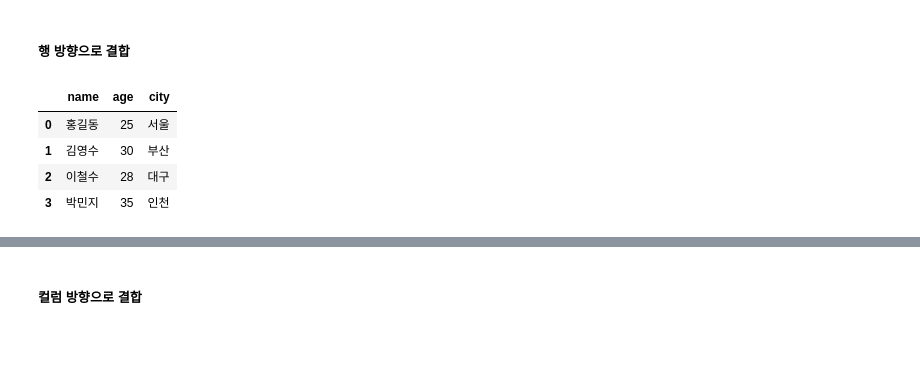
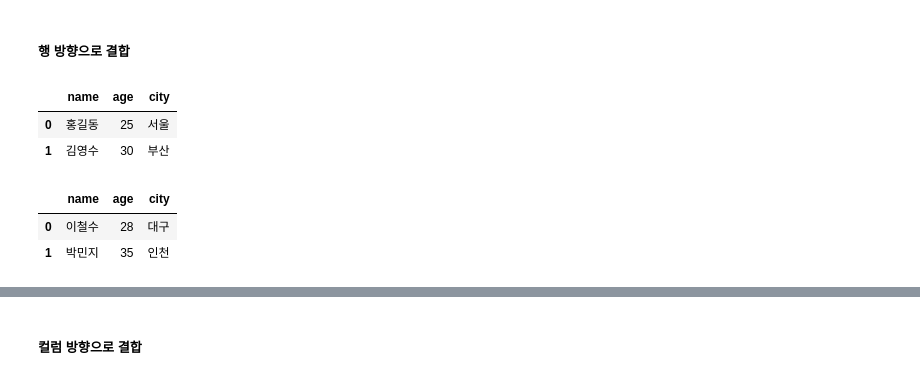
Before and after one commit to daehyuk1231/data-processing-visualization, a Jupyter notebook: chap02/sec13_concat_merge.ipynb, the cells around one changed output, grey strips where cells are left out. Drawn from its saved outputs; the diff is of its cells as text; code cells hidden in the pictures; blank space fills up the shorter version.

```diff
--- a/chap02/sec13_concat_merge.ipynb
+++ b/chap02/sec13_concat_merge.ipynb
@@ -7,21 +7,23 @@ import pandas as pd
 # %%
 df1 = pd.DataFrame({
     "name": ["홍길동", "김영수"],
     "age": [25, 30],
     "city": ["서울", "부산"]
 })
-
-df2 = pd.DataFrame({
-    "name": ["이철수", "박민지"],
-    "age": [28, 35],
-    "city": ["대구", "인천"]
-})
-
-result = pd.concat([df1, df2], ignore_index=True)
-result
+df1
 # %% [output]
 |  | name | age | city |
 | 0 | 홍길동 | 25 | 서울 |
 | 1 | 김영수 | 30 | 부산 |
-| 2 | 이철수 | 28 | 대구 |
-| 3 | 박민지 | 35 | 인천 |
+# %%
+
+df2 = pd.DataFrame({
+    "name": ["이철수", "박민지"],
+    "age": [28, 35],
+    "city": ["대구", "인천"]
+})
+df2
+# %% [output]
+|  | name | age | city |
+| 0 | 이철수 | 28 | 대구 |
+| 1 | 박민지 | 35 | 인천 |
```
Also changed, not shown: parts of 1 cell of this notebook, 8 other files.
